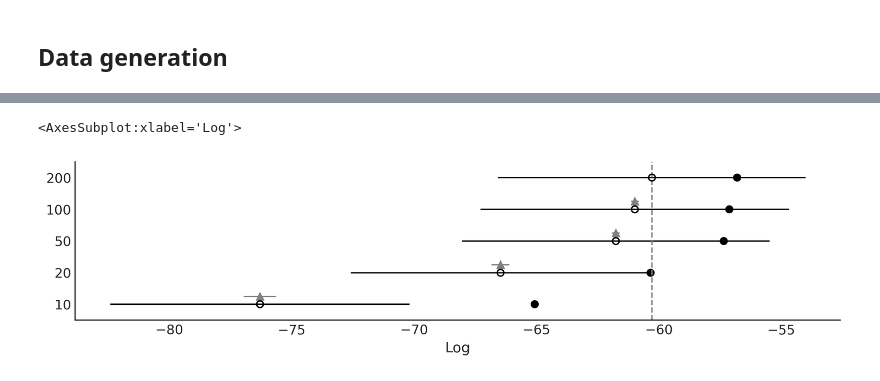
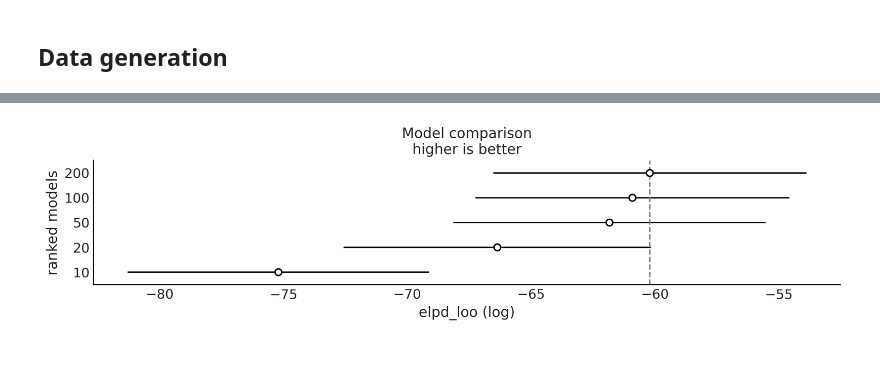
Before and after one commit to Grupo-de-modelado-probabilista/BART, a Jupyter notebook: experiments/space_influenza.ipynb, the cells around one changed output, grey strips where cells are left out. Saved outputs shown, nothing was run; the diff lists cells and outputs as text; code cells hidden in the pictures.

Commit message:
update PSIS-LOO-CV plots

```diff
--- a/experiments/space_influenza.ipynb
+++ b/experiments/space_influenza.ipynb
@@ -88,5 +87,6 @@ cmp
 # %%
-az.plot_compare(cmp, figsize=(10, 2.5))
+az.plot_compare(
+    cmp, plot_ic_diff=False, insample_dev=False, figsize=(10, 2.5), legend=False
+);
 # %% [output]
-<AxesSubplot:xlabel='Log'>
-[figure, old version]
+[figure, new version]
```
Also changed, not shown: parts of 7 cells of this notebook, 2 other files.
